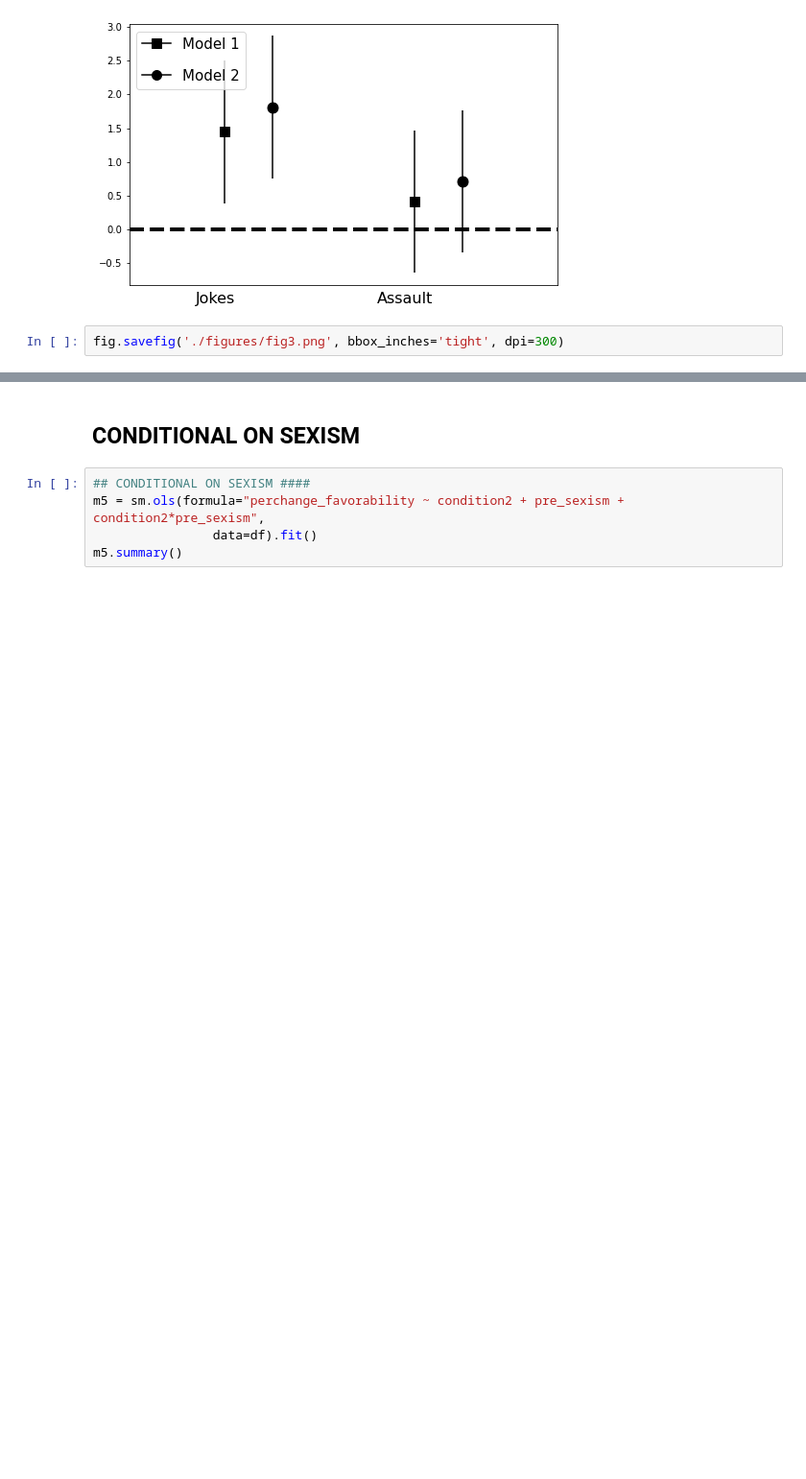
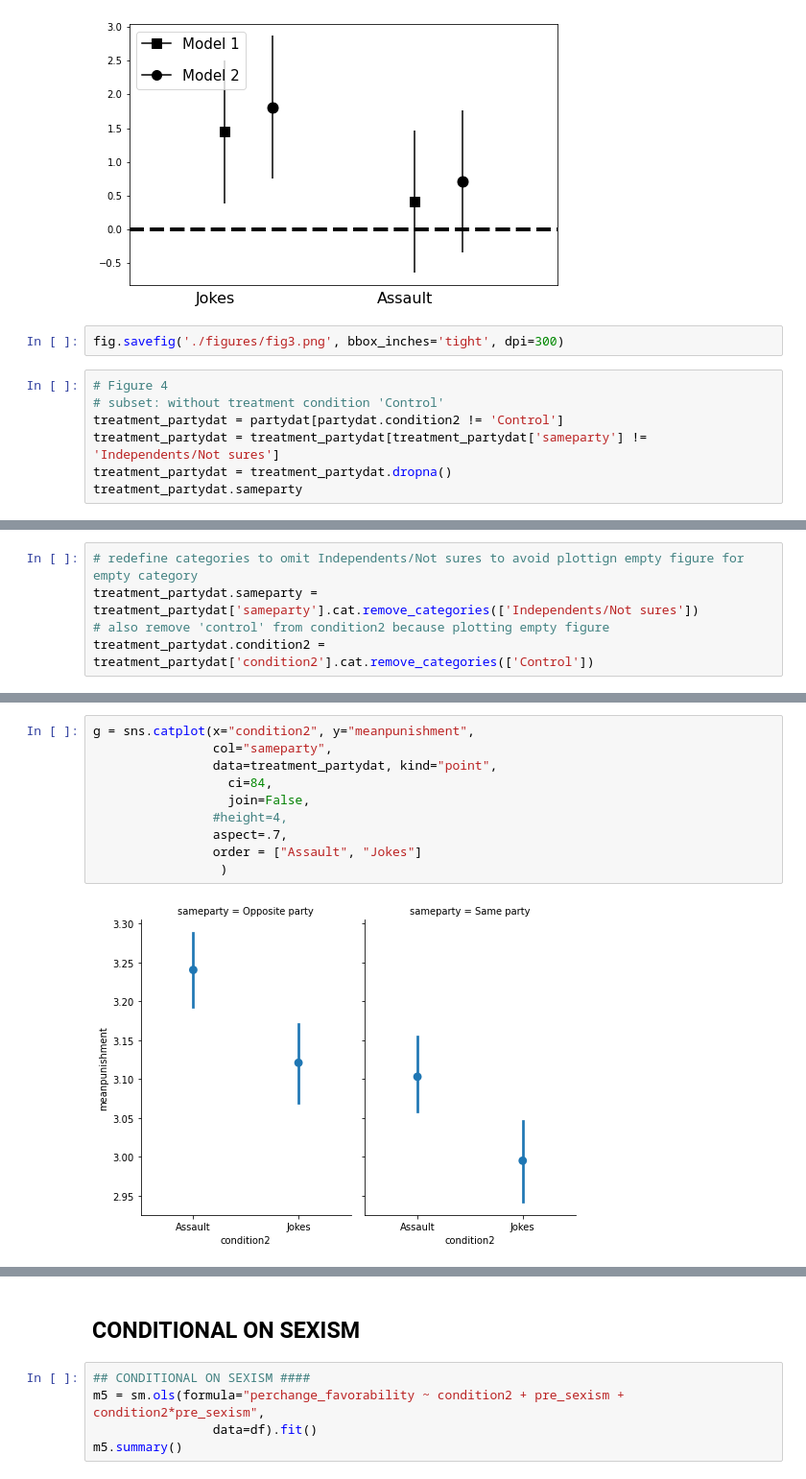
Before and after one commit to mattcingram/rep1_python, a Jupyter notebook: code/rep1_python.ipynb, the cells around one changed output, grey strips where cells are left out. Shown at 96% size. Saved outputs shown, nothing was run; the diff lists cells and outputs as text; blank space fills up the shorter version.

```diff
--- a/code/rep1_python.ipynb
+++ b/code/rep1_python.ipynb
@@ -788,3 +902,10 @@ _ = ax.legend(handles=legend_elements, loc=2,
 [figure]
 # %%
 fig.savefig('./figures/fig3.png', bbox_inches='tight', dpi=300)
+# %%
+# Figure 4
+# subset: without treatment condition 'Control'
+treatment_partydat = partydat[partydat.condition2 != 'Control']
+treatment_partydat = treatment_partydat[treatment_partydat['sameparty'] != 'Independents/Not sures']
+treatment_partydat = treatment_partydat.dropna()
+treatment_partydat.sameparty
@@ -790,0 +926,5 @@ fig.savefig('./figures/fig3.png', bbox_inches='tight', dpi=300)
+# %%
+# redefine categories to omit Independents/Not sures to avoid plottign empty figure for empty category
+treatment_partydat.sameparty = treatment_partydat['sameparty'].cat.remove_categories(['Independents/Not sures'])
+# also remove 'control' from condition2 because plotting empty figure
+treatment_partydat.condition2 = treatment_partydat['condition2'].cat.remove_categories(['Control'])
@@ -790,0 +963,12 @@ fig.savefig('./figures/fig3.png', bbox_inches='tight', dpi=300)
+# %%
+g = sns.catplot(x="condition2", y="meanpunishment",
+                col="sameparty",
+                data=treatment_partydat, kind="point",
+                  ci=84,
+                  join=False,
+                #height=4,
+                aspect=.7,
+                order = ["Assault", "Jokes"]
+                 )
+# %% [output]
+[figure, added]
```
Also changed, not shown: parts of 29 cells of this notebook.
